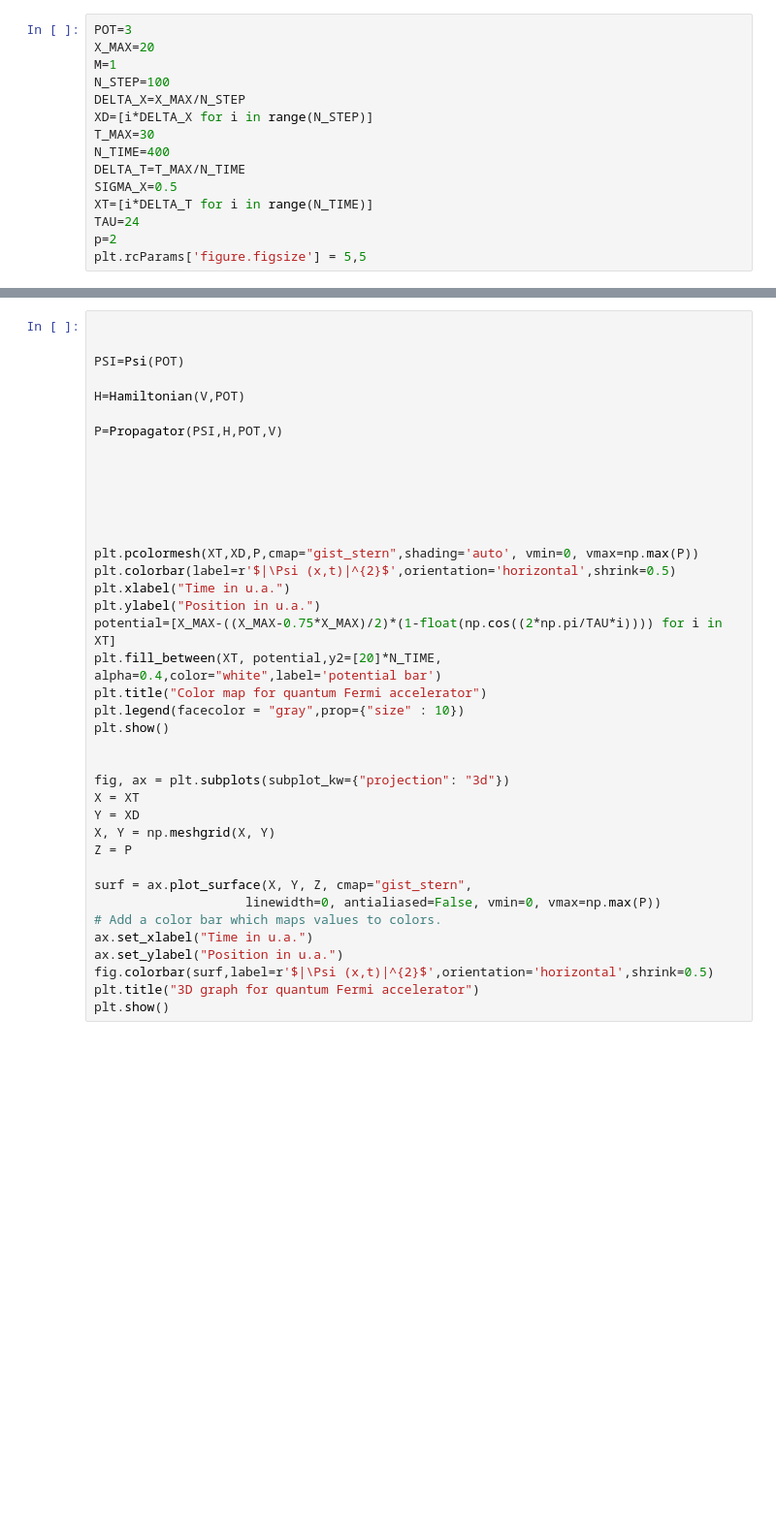
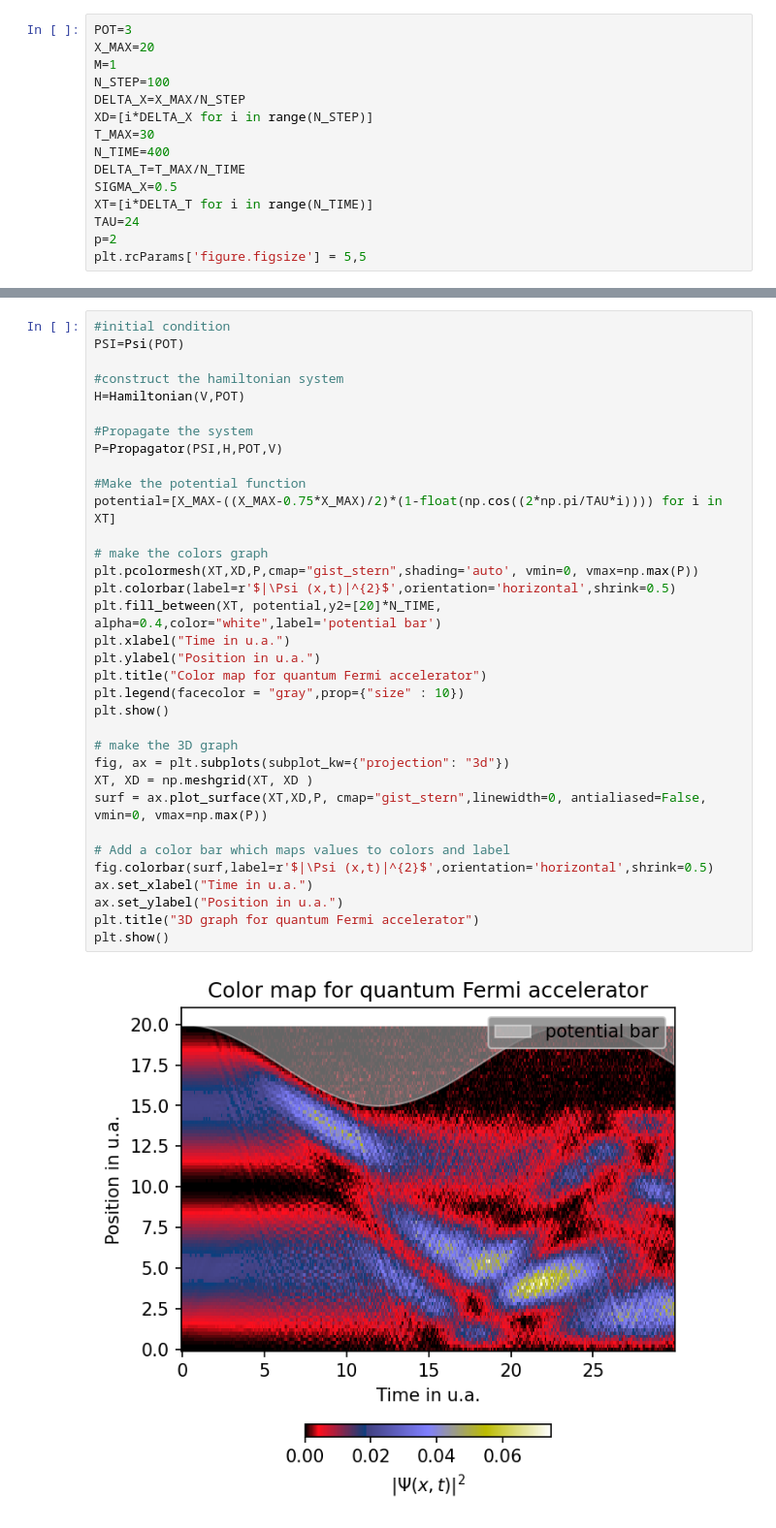
Before and after one commit to snowdeven/TP, a Jupyter notebook: Quantum_Physics_TP/3/Quantum_TP3.ipynb, the cells around one changed output, grey strips where cells are left out. Shown at 97% size. Drawn from its saved outputs; the diff is of its cells as text; blank space fills up the shorter version.

```diff
--- a/Quantum_Physics_TP/3/Quantum_TP3.ipynb
+++ b/Quantum_Physics_TP/3/Quantum_TP3.ipynb
@@ -414,39 +587,36 @@ plt.rcParams['figure.figsize'] = 5,5
 # %%
-
-
+#initial condition
 PSI=Psi(POT)
 
+#construct the hamiltonian system
 H=Hamiltonian(V,POT)
 
+#Propagate the system
 P=Propagator(PSI,H,POT,V)
 
+#Make the potential function
+potential=[X_MAX-((X_MAX-0.75*X_MAX)/2)*(1-float(np.cos((2*np.pi/TAU*i)))) for i in XT]
 
-
-
-
-
+# make the colors graph
 plt.pcolormesh(XT,XD,P,cmap="gist_stern",shading='auto', vmin=0, vmax=np.max(P))
 plt.colorbar(label=r'$|\Psi (x,t)|^{2}$',orientation='horizontal',shrink=0.5)
+plt.fill_between(XT, potential,y2=[20]*N_TIME, alpha=0.4,color="white",label='potential bar')
 plt.xlabel("Time in u.a.")
 plt.ylabel("Position in u.a.")
-potential=[X_MAX-((X_MAX-0.75*X_MAX)/2)*(1-float(np.cos((2*np.pi/TAU*i)))) for i in XT]
-plt.fill_between(XT, potential,y2=[20]*N_TIME, alpha=0.4,color="white",label='potential bar')
 plt.title("Color map for quantum Fermi accelerator")
 plt.legend(facecolor = "gray",prop={"size" : 10})
 plt.show()
 
+# make the 3D graph
+fig, ax = plt.subplots(subplot_kw={"projection": "3d"})
+XT, XD = np.meshgrid(XT, XD )
+surf = ax.plot_surface(XT,XD,P, cmap="gist_stern",linewidth=0, antialiased=False, vmin=0, vmax=np.max(P))
 
-fig, ax = plt.subplots(subplot_kw={"projection": "3d"})
-X = XT
-Y = XD
-X, Y = np.meshgrid(X, Y)
-Z = P
-
-surf = ax.plot_surface(X, Y, Z, cmap="gist_stern",
-                    linewidth=0, antialiased=False, vmin=0, vmax=np.max(P))
-# Add a color bar which maps values to colors.
+# Add a color bar which maps values to colors and label
+fig.colorbar(surf,label=r'$|\Psi (x,t)|^{2}$',orientation='horizontal',shrink=0.5)
 ax.set_xlabel("Time in u.a.")
 ax.set_ylabel("Position in u.a.")
-fig.colorbar(surf,label=r'$|\Psi (x,t)|^{2}$',orientation='horizontal',shrink=0.5)
 plt.title("3D graph for quantum Fermi accelerator")
 plt.show()
+# %% [output]
+[figure, added]
```
Also changed, not shown: parts of 48 cells of this notebook, 1 other file.
